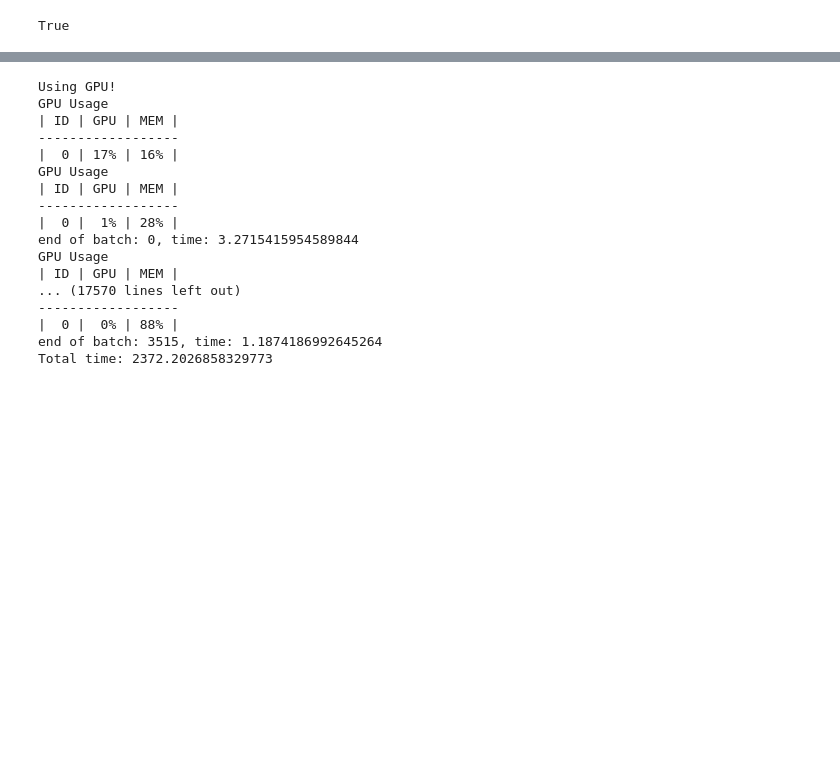
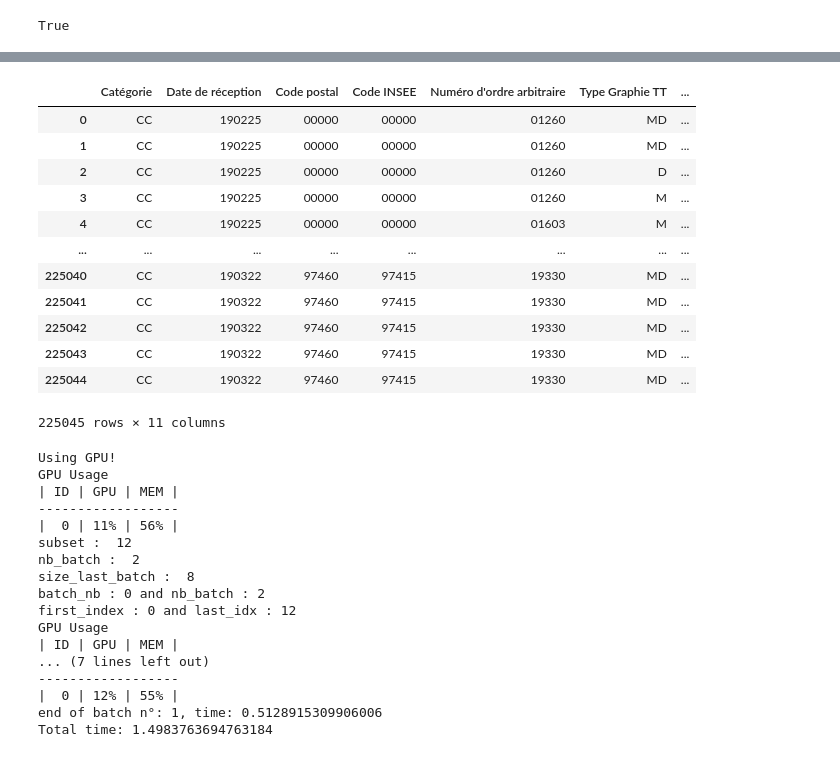
Before and after one commit to PSIG-EHESS/CahiersCitoyens, a Jupyter notebook: Preprocess_and_lemmatize.ipynb, the cells around one changed output, grey strips where cells are left out. Saved outputs shown, nothing was run; the diff lists cells and outputs as text; code cells hidden in the pictures; blank space fills up the shorter version.

```diff
--- a/Preprocess_and_lemmatize.ipynb
+++ b/Preprocess_and_lemmatize.ipynb
@@ -43,17 +40,26 @@ df = pd.read_csv("contrib_from_csv.csv", sep = ",", encoding = "utf-8", dtype= s
 join_breaklines = lambda x : x.replace("\x0b"," ")
 join_breaklinesn = lambda x : x.replace("\n"," ")
 
-# supprimer les UNK des ce corpus (trois types de codages)
+# supprimer les illisibles de ce corpus (plein de types de codages différents)
 kill_texte_illisible = lambda x : x.replace("texte illisible", "")
+kill_mot_illisble = lambda x : x.replace("mot illisible", "")
 kill_illisible = lambda x : x.replace("illisible", "")
 kill_illisible_plural = lambda x : x.replace("illisibles", "")
 kill_illisible_capslock = lambda x : x.replace("ILLISIBLE", "")
 kill_illisibleS_capslock = lambda x : x.replace("ILLISIBLES", "")
+kill_illisible_mot = lambda x : x.replace("[mot ]", "")
+soupir = lambda x : x.replace("[mot illisible]", "")
+soupir2 = lambda x : x.replace("[mots illisibles]", "")
 # %%
+# application des fonctions de nettoyage
 df["clean"] = df["Contribution"].apply(join_breaklines)
 df["clean"] = df["clean"].apply(join_breaklinesn)
 df["clean"] = df["clean"].apply(kill_texte_illisible)
+df["clean"] = df["clean"].apply(kill_mot_illisble)
 df["clean"] = df["clean"].apply(kill_illisible)
 df["clean"] = df["clean"].apply(kill_illisible_plural)
 df["clean"] = df["clean"].apply(kill_illisible_capslock)
 df["clean"] = df["clean"].apply(kill_illisibleS_capslock)
+df["clean"] = df["clean"].apply(kill_illisible_mot)
+df["clean"] = df["clean"].apply(soupir)
+df["clean"] = df["clean"].apply(soupir2)
@@ -147,0 +66,16 @@ def lemmatize(doc, subset):
+# %%
+df
+# %% [output]
+|  | Catégorie | Date de réception | Code postal | Code INSEE | Numéro d'ordre arbitraire | Type Graphie TT | ... |
+| 0 | CC | 190225 | 00000 | 00000 | 01260 | MD | ... |
+| 1 | CC | 190225 | 00000 | 00000 | 01260 | MD | ... |
+| 2 | CC | 190225 | 00000 | 00000 | 01260 | D | ... |
+| 3 | CC | 190225 | 00000 | 00000 | 01260 | M | ... |
+| 4 | CC | 190225 | 00000 | 00000 | 01603 | M | ... |
+| ... | ... | ... | ... | ... | ... | ... | ... |
+| 225040 | CC | 190322 | 97460 | 97415 | 19330 | MD | ... |
+| 225041 | CC | 190322 | 97460 | 97415 | 19330 | MD | ... |
+| 225042 | CC | 190322 | 97460 | 97415 | 19330 | MD | ... |
+| 225043 | CC | 190322 | 97460 | 97415 | 19330 | MD | ... |
+| 225044 | CC | 190322 | 97460 | 97415 | 19330 | MD | ... |
+225045 rows × 11 columns
@@ -148,21 +227,21 @@ def lemmatize(doc, subset):
 # %%
-# GPU Total time: 130.2461621761322 (without if and with fr_core_news_md)
-lemmatize(df["clean"], 64)
+# with GPU, Total time: 3189.847151994705 (without if and with fr_core_news_md)
+final_lemmas_df, final_postag_df = lemmatize(df["clean"][0:20], 12)
 # %% [output]
 Using GPU!
 GPU Usage
 | ID | GPU | MEM |
 ------------------
-|  0 | 17% | 16% |
+|  0 | 11% | 56% |
+subset :  12
+nb_batch :  2
+size_last_batch :  8
+batch_nb : 0 and nb_batch : 2
+first_index : 0 and last_idx : 12
 GPU Usage
 | ID | GPU | MEM |
+... (7 lines left out)
 ------------------
-|  0 |  1% | 28% |
-end of batch: 0, time: 3.2715415954589844
-GPU Usage
-| ID | GPU | MEM |
-... (17570 lines left out)
-------------------
-|  0 |  0% | 88% |
-end of batch: 3515, time: 1.1874186992645264
-Total time: 2372.2026858329773
+|  0 | 12% | 55% |
+end of batch n°: 1, time: 0.5128915309906006
+Total time: 1.4983763694763184
```
Also changed, not shown: parts of 23 cells of this notebook.
